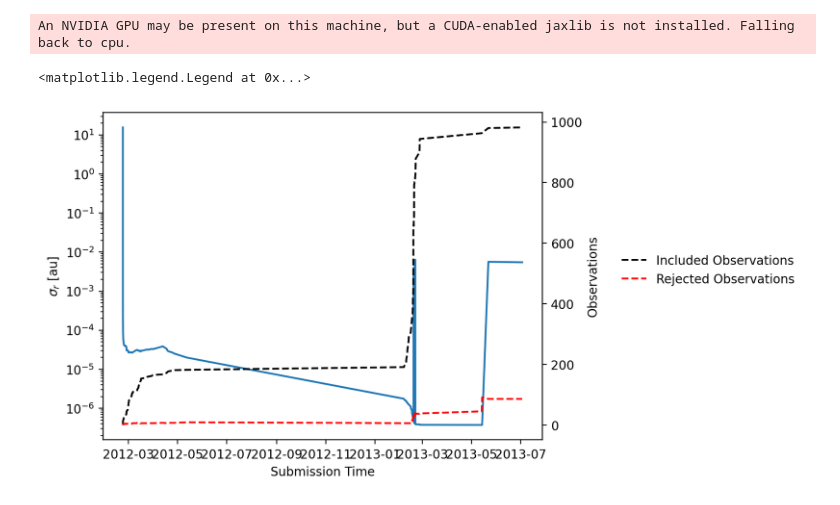
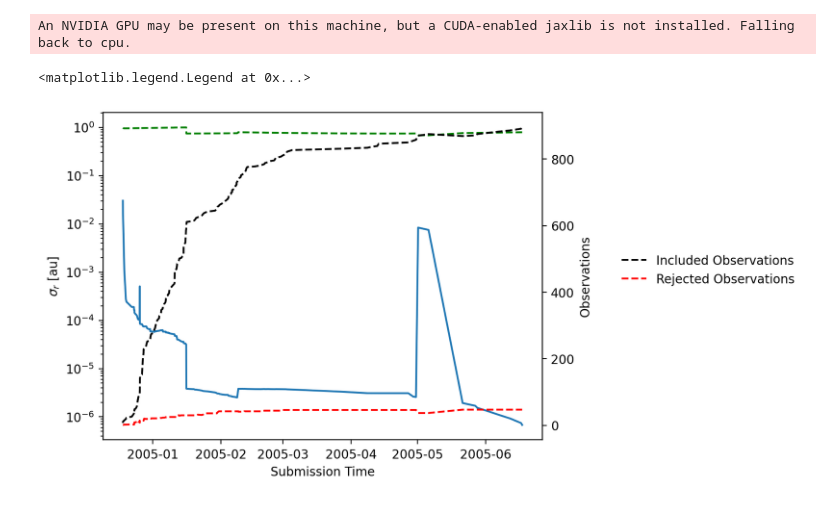
Before and after one commit to moeyensj/experimental_notebooks, a Jupyter notebook: openspace_uncertainty/orbit_fitting.ipynb, the cells around one changed output. Drawn from its saved outputs; the diff is of its cells as text; code cells hidden in the pictures.

```diff
--- a/openspace_uncertainty/orbit_fitting.ipynb
+++ b/openspace_uncertainty/orbit_fitting.ipynb
@@ -25,5 +58,5 @@ See this [Dockerfile](https://github.com/Bill-Gray/find_orb/blob/master/Dockerfi
 # %%
-object_id = "2012 DA14"
+object_id = "2004 MN4"
 
 # Query for this object's observations and its submission history
 # We will use the submission history to determine the order in which
@@ -44,14 +77,11 @@ if not os.path.exists(observations_file):
 else:
     observations = pd.read_parquet(observations_file)
 
-try:
-    if not os.path.exists(submissions_file):
-        submissions = client.get_object_submissions(object_id)
-        submissions = submissions_to_dataframe(list(submissions))
-        submissions.sort_values(by="timestamp", inplace=True, ignore_index=True)
-        submissions.to_parquet(submissions_file)
-    else:
-        submissions = pd.read_parquet(submissions_file)
-except Exception as e:
-    print(f"Failed to get submissions: {e}")
-    submissions = None
+if not os.path.exists(submissions_file):
+    submissions = client.get_object_submissions(object_id)
+    submissions = submissions_to_dataframe(list(submissions), observations)
+    submissions.sort_values(by="timestamp", inplace=True, ignore_index=True)
+    submissions.to_parquet(submissions_file)
+
+else:
+    submissions = pd.read_parquet(submissions_file)
@@ -212,7 +242,6 @@ def run_find_orb(observations, out_dir=None):
 # %% [output]
 An NVIDIA GPU may be present on this machine, but a CUDA-enabled jaxlib is not installed. Falling back to cpu.
 # %%
-
 orbit_fits_dir = os.path.join("orbit_fits", object_id)
 if not os.path.exists(orbit_fits_dir):
     os.makedirs(orbit_fits_dir)
@@ -235,6 +264,11 @@ def run_object_observations_by_submission(observations, submissions=None):
     for i, submission_id in enumerate(unique_submission_ids):
         submission_ids.append(submission_id)
         observations_subset = observations[observations["submission_id"].isin(submission_ids)]
+
+        if len(observations_subset) < 6:
+            print(f"Skipping submissions up to {submission_id} with fewer than 6 total observations.")
+            continue
+
         fitted_orbits_i = run_find_orb(observations_subset)
         if len(fitted_orbits_i) > 0:
             fitted_orbits_i = fitted_orbits_i.set_column("orbit_id", pa.array([f"{i:03d}::{submission_id}"], type=pa.large_string()))
@@ -264,31 +298,32 @@ if submissions is None:
     timestamps = observations.groupby(["submission_id"])["timestamp"].max().values
     timestamps.sort()
 else:
     timestamps = submissions[submissions["id"].isin(last_submission)]["timestamp"]
 
 fig, ax = plt.subplots(1, 1, dpi=200)
 ax.plot(timestamps, orbits.coordinates.sigma_r_mag)
+ax.plot(timestamps, orbits.coordinates.r_mag, c="green", ls="--")
 ax.set_yscale("log")
 ax.set_ylabel(r"$\sigma_r$ [au]")
 ax.set_xlabel("Submission Time")
 
 ax2 = ax.twinx()
 ax2.plot(
     timestamps,
     orbits.included_observations,
     c="k",
     ls="--",
     label="Included Observations"
 )
 ax2.plot(
     timestamps,
     orbits.rejected_observations,
     c="r",
     ls="--",
     label="Rejected Observations"
 )
 ax2.set_ylabel("Observations")
 ax2.legend(frameon=False, bbox_to_anchor=(1.6, 0.6))
 # %% [output]
 <matplotlib.legend.Legend at 0x...>
-[figure, old version]
+[figure, new version]
```
Also changed, not shown: parts of 10 cells of this notebook, 19 other files.
